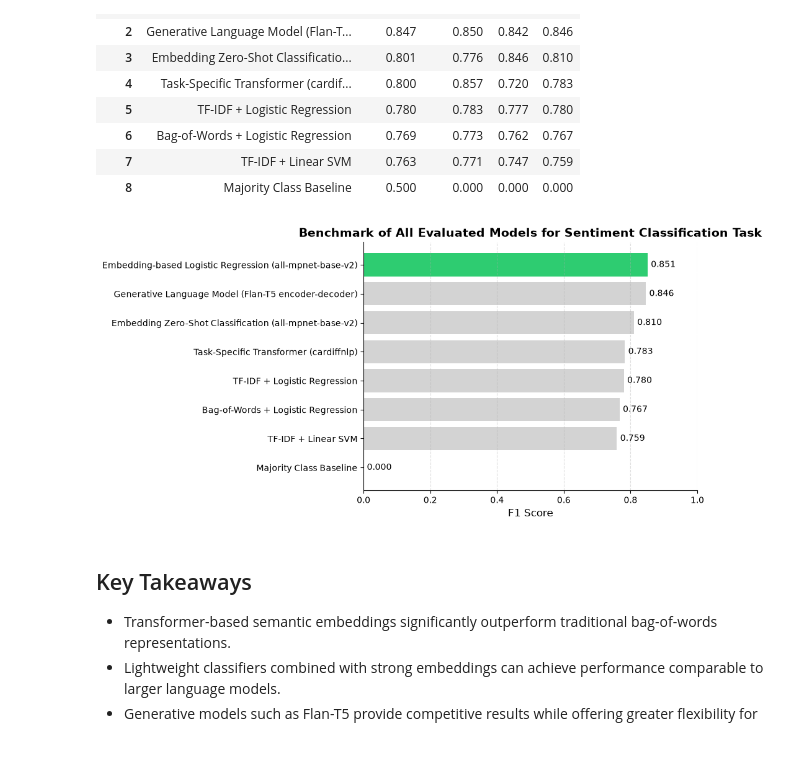
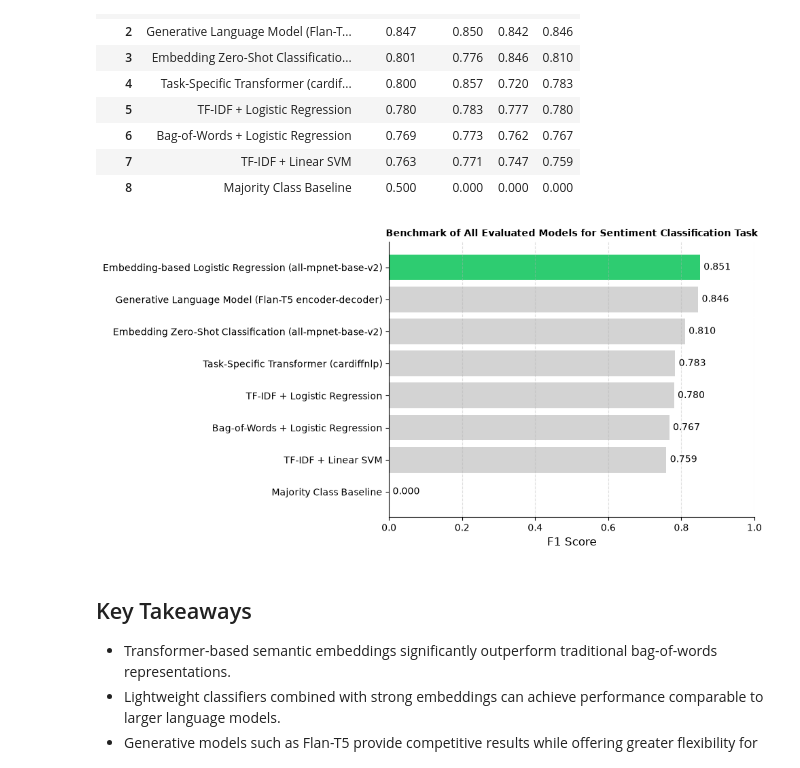
Before and after one commit to Alireza-Mirzadeh/llm-text-classification-benchmark, a Jupyter notebook: notebooks/03_transformer_models.ipynb, the cells around one changed output. Saved outputs shown, nothing was run; the diff lists cells and outputs as text; code cells hidden in the pictures.

```diff
--- a/notebooks/03_transformer_models.ipynb
+++ b/notebooks/03_transformer_models.ipynb
@@ -50,7 +50,7 @@ from sklearn.metrics.pairwise import cosine_similarity
 import numpy as np
 import torch
 
-FIGURES_DIR = Path("../reports/figures/eda")
+FIGURES_DIR = Path("../reports/figures/results")
 FIGURES_DIR.mkdir(parents=True, exist_ok=True)
 # %% [markdown]
 # 0- Data Preparation
@@ -856,37 +856,37 @@ ax.set_xlim(0, 1)
 ax.set_xlabel("F1 Score", fontsize=12)
 
 ax.set_ylabel("")
 
 ax.set_title(
     "Benchmark of All Evaluated Models for Sentiment Classification Task",
-    fontsize=14,
-    fontweight="bold",
+    fontsize=10,
+    fontweight="bold"
 )
 
 # Remove unnecessary borders
 ax.spines["top"].set_visible(False)
 ax.spines["right"].set_visible(False)
 
 # Light grid
 ax.grid(
     axis="x",
     linestyle="--",
     alpha=0.4,
 )
 
 plt.tight_layout()
 
 # Save figure
 
 figure_path = FIGURES_DIR / "benchmark_results_final.png"
 
 fig.savefig(
-    figure_path,
+    figure_path
 )
 
 plt.show()
 # %% [output]
-[figure, old version]
+[figure, new version]
 # %% [markdown]
 ## Key Takeaways
 
```
Also changed, not shown: parts of 4 cells of this notebook, 5 other files.
